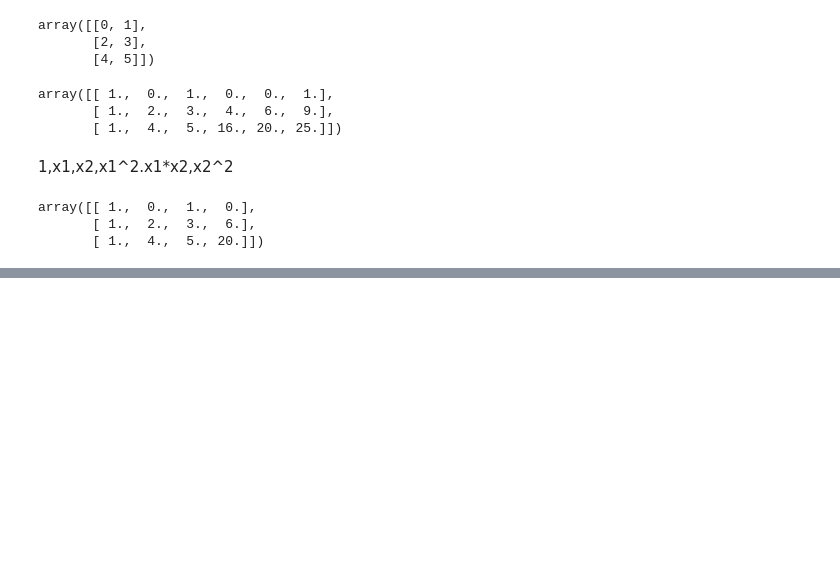
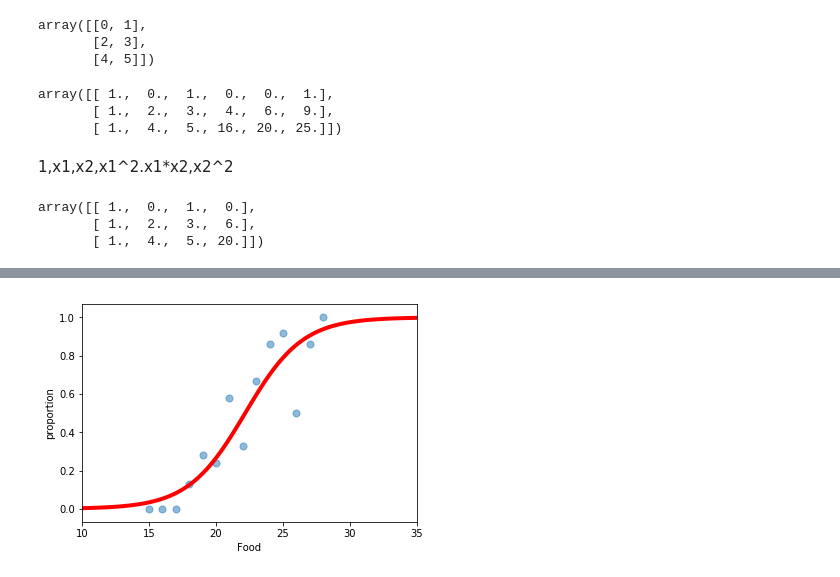
Before and after one commit to hskimim/til, a Jupyter notebook: review_and_practice_about_ds/Scikit-learn_self_study/Generalized_Linear_Models.ipynb, the cells around one changed output, grey strips where cells are left out. Cells and saved outputs as stored; diff of their text form; code cells hidden in the pictures; blank space fills up the shorter version.

```diff
--- a/review_and_practice_about_ds/Scikit-learn_self_study/Generalized_Linear_Models.ipynb
+++ b/review_and_practice_about_ds/Scikit-learn_self_study/Generalized_Linear_Models.ipynb
@@ -196,0 +300,6 @@ array([[ 1.,  0.,  1.,  0.],
+# %%
+X = sm.add_constant(df.Food)
+y = df.proportion
+model = sm.Logit(y, X)
+result = model.fit(disp=0)
+print(result.summary())
@@ -196,0 +322,8 @@ array([[ 1.,  0.,  1.,  0.],
+# %%
+df.plot(kind="scatter", x="Food", y="proportion", s=50, alpha=0.5)
+xx = np.linspace(10, 35, 100)
+plt.plot(xx, result.predict(sm.add_constant(xx)), "r", lw=4)
+plt.xlim(10, 35)
+plt.show()
+# %% [output]
+[figure, added]
```
Also changed, not shown: parts of 18 cells of this notebook, 2 other files.
